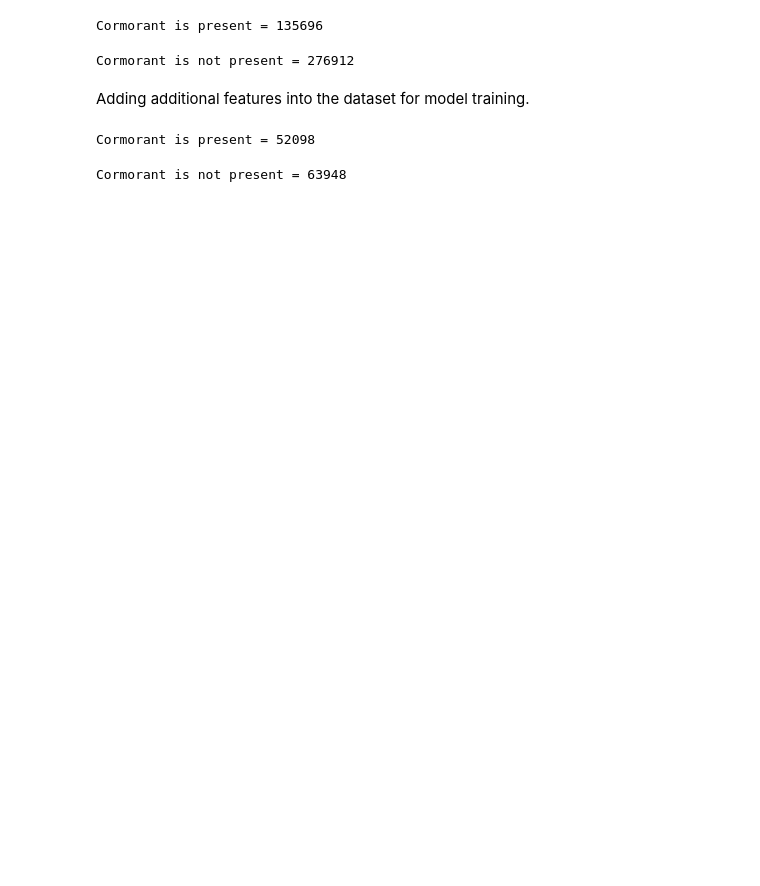
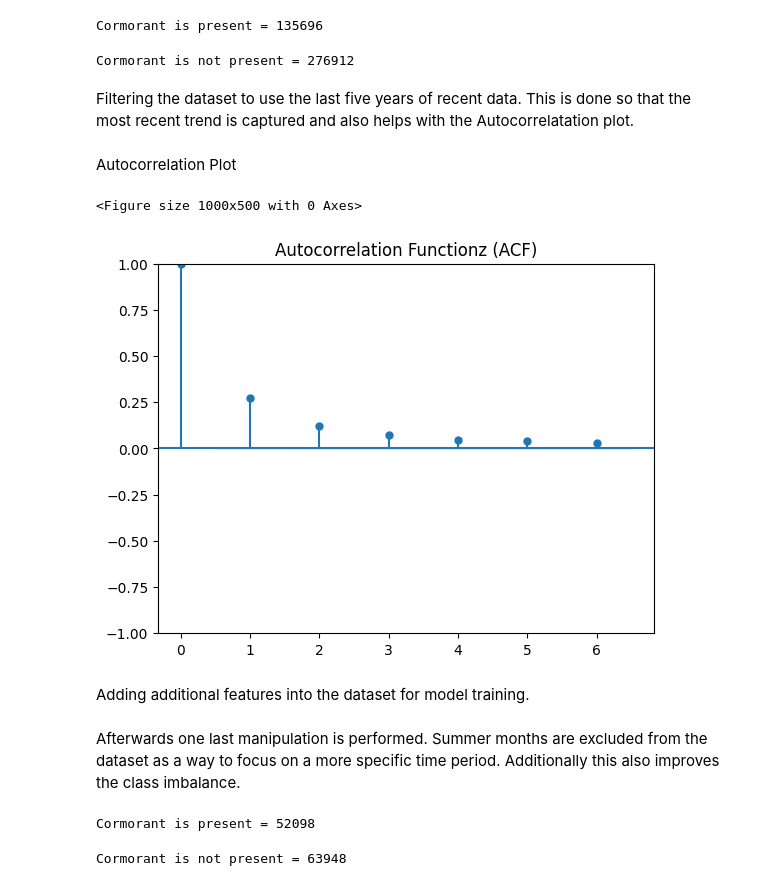
Before and after one commit to kebabzter/the-greatest-cormorant, a Jupyter notebook: notebook-final.ipynb, the cells around one changed output. Drawn from its saved outputs; the diff is of its cells as text; code cells hidden in the pictures; blank space fills up the shorter version.

```diff
--- a/notebook-final.ipynb
+++ b/notebook-final.ipynb
@@ -697,9 +708,18 @@ Currently the dataset holds information about the sightings of the bird for each
 # %%
 grouped = df.groupby(['year','month','decimalLatitude','decimalLongitude'])
 result = grouped.agg(agg_cormorant_observations =('Phalacrocorax carbo', 'sum'),
-                      agg_speciesgroup_observations = ('speciesgroup_observations','sum'))
+                      agg_speciesgroup_observations = ('speciesgroup_observations','sum'),
+                      # agg_tg =('TG', 'mean'),
+                      # agg_tn =('TN', 'mean'),
+                      # agg_tx   =('TX', 'mean'),
+                      # agg_rh =  ('RH', 'mean'),
+                      # agg_fg =('FG', 'mean'),
+                      # agg_ug =('UG', 'mean'),
+                      # agg_sq =('SQ', 'mean'),
+                      # agg_q =('Q', 'mean')
+                    )
 # %% [markdown]
 Once calculated, the result needs to be converted into a Dataframe.
 # %%
-df_weekly_sightings = result.reset_index()
+df_agg_sightings = result.reset_index()
 # %%
@@ -762,4 +766,6 @@ monthly_not_present_count = (df_weekly_sightings['agg_cormorant_observations'] =
 print(f'Cormorant is not present = {monthly_not_present_count}')
 # %% [output]
 Cormorant is not present = 276912
+# %% [markdown]
+Filtering the dataset to use the last five years of recent data. This is done so that the most recent trend is captured and also helps with the Autocorrelatation plot.
 # %%
@@ -769,11 +775,14 @@ df_weekly_sightings = df_weekly_sightings.sort_values('year')
+# %% [markdown]
+Autocorrelation Plot
 # %%
-# import matplotlib.pyplot as plt
-# from statsmodels.graphics.tsaplots import plot_acf, plot_pacf
 
-# plt.figure(figsize=(10, 5))
-# plot_acf(df_weekly_sightings['agg_cormorant_observations'], lags=6, alpha=0.05)
-# plt.title('Autocorrelation Functionz (ACF)')
-# plt.show()
+plt.figure(figsize=(10, 5))
+plot_acf(df_agg_sightings['agg_cormorant_observations'], lags=6, alpha=0.05)
+plt.title('Autocorrelation Functionz (ACF)')
+plt.show()
+# %% [output]
+<Figure size 1000x500 with 0 Axes>
+[figure, added]
 # %% [markdown]
 Adding additional features into the dataset for model training.
 # %%
@@ -782,4 +791,6 @@ df_weekly_sightings_and_habitats = df_weekly_sightings.merge(
     on=["decimalLatitude", "decimalLongitude"],
     how="inner",
 )
+# %% [markdown]
+Afterwards one last manipulation is performed. Summer months are excluded from the dataset as a way to focus on a more specific time period. Additionally this also improves the class imbalance.
 # %%
```
Also changed, not shown: parts of 82 cells of this notebook.
